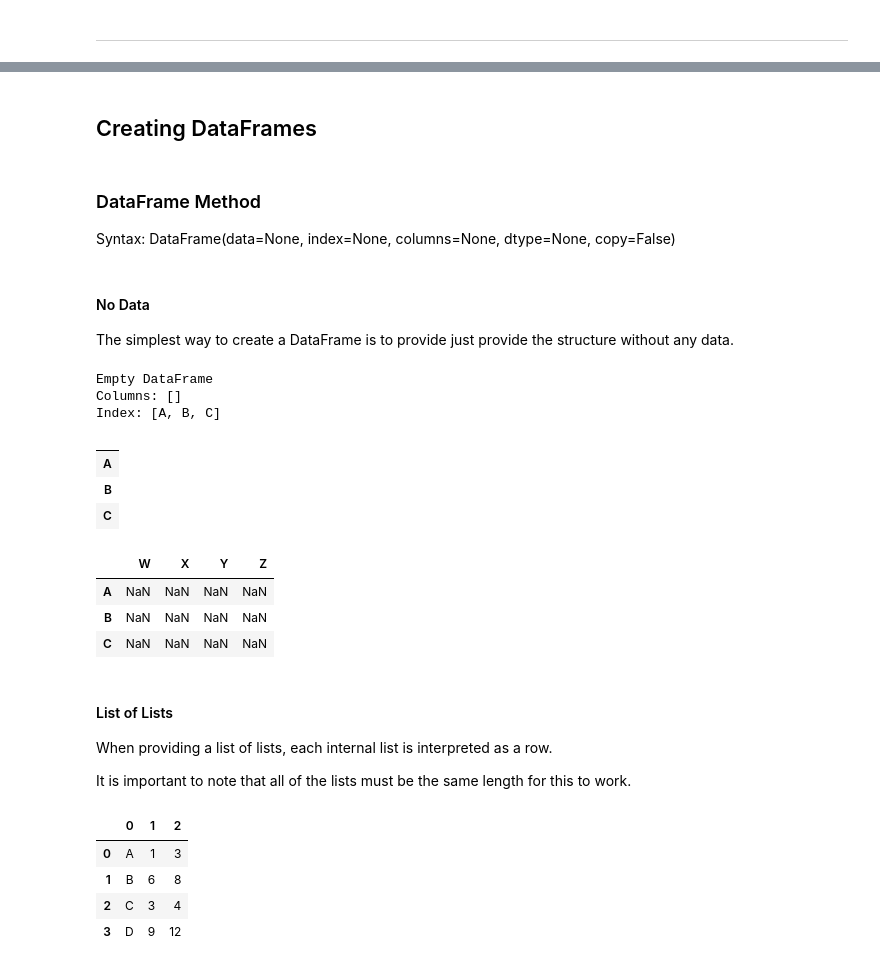
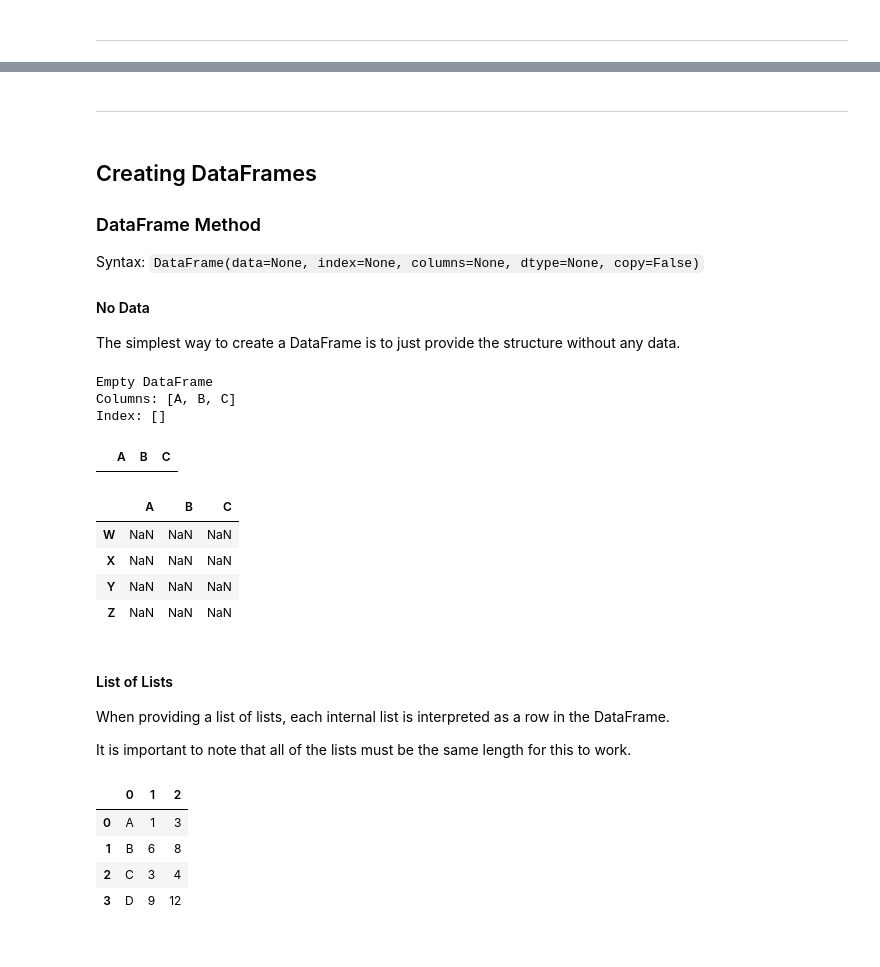
Before and after one commit to dylan-manchester/pandas-dataframe-tutorial, a Jupyter notebook: PandasDemo.ipynb, the cells around one changed output, grey strips where cells are left out. Cells and saved outputs as stored; diff of their text form; code cells hidden in the pictures.

```diff
--- a/PandasDemo.ipynb
+++ b/PandasDemo.ipynb
@@ -26,36 +22,36 @@ import numpy as np
 # %% [markdown]
-## Creating DataFrames
+***
 # %% [markdown]
+## Creating DataFrames
+
 ### DataFrame Method
-Syntax: DataFrame(data=None, index=None, columns=None, dtype=None, copy=False)
+Syntax: `DataFrame(data=None, index=None, columns=None, dtype=None, copy=False)`
+
+#### No Data
+
+The simplest way to create a DataFrame is to just provide the structure without any data.
-# %% [markdown]
-#### No Data
-
-The simplest way to create a DataFrame is to provide just provide the structure without any data.
 # %%
-df = pd.DataFrame(index=['A', 'B', 'C'])
+df = pd.DataFrame(columns=['A', 'B', 'C'])
 print(df)
 df
 # %% [output]
 Empty DataFrame
-Columns: []
-Index: [A, B, C]
+Columns: [A, B, C]
+Index: []
-|  |
-| A |
-| B |
-| C |
+|  | A | B | C |
 # %%
-df = pd.DataFrame(index=['A','B','C'], columns=['W', 'X','Y','Z'])
+df = pd.DataFrame(columns=['A','B','C'], index=['W', 'X','Y','Z'])
 df
 # %% [output]
-|  | W | X | Y | Z |
-| A | NaN | NaN | NaN | NaN |
-| B | NaN | NaN | NaN | NaN |
-| C | NaN | NaN | NaN | NaN |
+|  | A | B | C |
+| W | NaN | NaN | NaN |
+| X | NaN | NaN | NaN |
+| Y | NaN | NaN | NaN |
+| Z | NaN | NaN | NaN |
 # %% [markdown]
 #### List of Lists
 
-When providing a list of lists, each internal list is interpreted as a row.
+When providing a list of lists, each internal list is interpreted as a row in the DataFrame.
 
 It is important to note that all of the lists must be the same length for this to work.
 # %%
```
Also changed, not shown: parts of 83 cells of this notebook, 7 other files.
